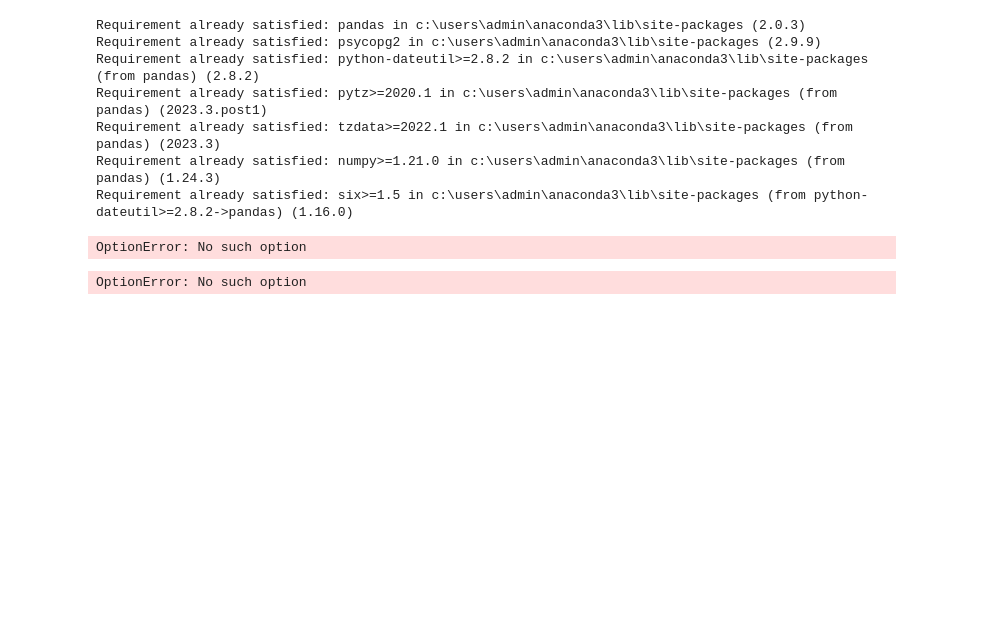
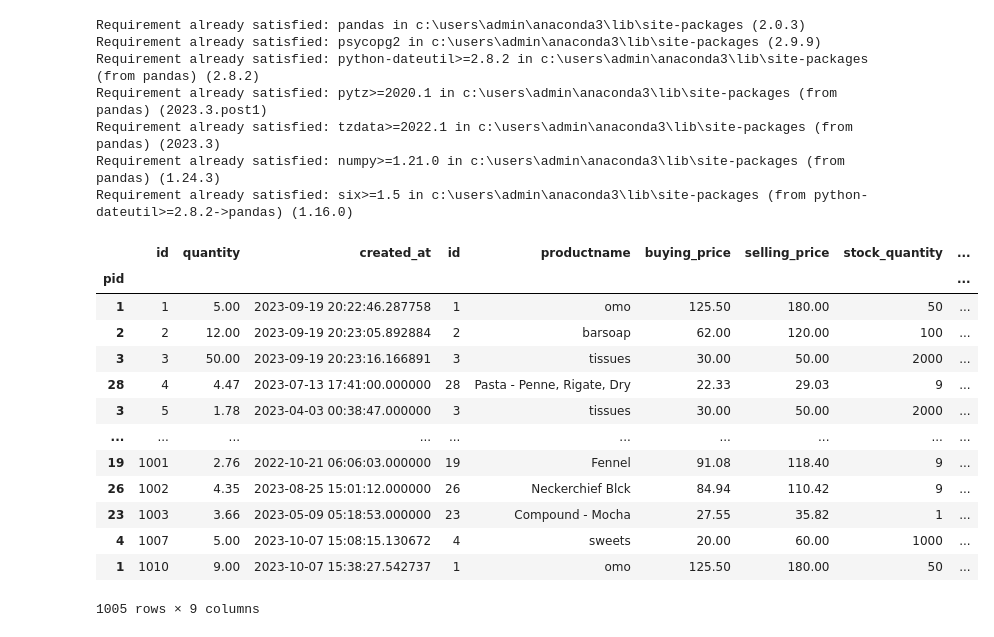
Before and after one commit to CMathenge1/data_science, a Jupyter notebook: panda_sql.py.ipynb, the cells around one changed output. Saved outputs shown, nothing was run; the diff lists cells and outputs as text; code cells hidden in the pictures; blank space fills up the shorter version.

```diff
--- a/panda_sql.py.ipynb
+++ b/panda_sql.py.ipynb
@@ -14,14 +18,22 @@ import psycopg2
 # %%
-conn=psycopg2.connect(
-    database="my_duka", user='postgres', password='@Carol#2023',
-    host='localhost', port= '5432'
-)
+conn=psycopg2.connect("dbname=my_duka user=postgres password=@Carol#2023")
 # %%
-sql_query= "Select * from products"
-df=pd.read_sql_query(sql_query, conn)
-pd.options.display.sql.write= None
+df=pd.read_sql("select * from sales join products on products.id=sales.pid",conn)
-# %% [output]
-OptionError: No such option
 # %%
+mydf=df.set_index("pid")
+mydf
 # %% [output]
+|  | id | quantity | created_at | id | productname | buying_price | selling_price | stock_quantity | ... |
+| pid |  |  |  |  |  |  |  |  | ... |
+| 1 | 1 | 5.00 | 2023-09-19 20:22:46.287758 | 1 | omo | 125.50 | 180.00 | 50 | ... |
+| 2 | 2 | 12.00 | 2023-09-19 20:23:05.892884 | 2 | barsoap | 62.00 | 120.00 | 100 | ... |
+| 3 | 3 | 50.00 | 2023-09-19 20:23:16.166891 | 3 | tissues | 30.00 | 50.00 | 2000 | ... |
+| 28 | 4 | 4.47 | 2023-07-13 17:41:00.000000 | 28 | Pasta - Penne, Rigate, Dry | 22.33 | 29.03 | 9 | ... |
+| 3 | 5 | 1.78 | 2023-04-03 00:38:47.000000 | 3 | tissues | 30.00 | 50.00 | 2000 | ... |
+| ... | ... | ... | ... | ... | ... | ... | ... | ... | ... |
+| 19 | 1001 | 2.76 | 2022-10-21 06:06:03.000000 | 19 | Fennel | 91.08 | 118.40 | 9 | ... |
+| 26 | 1002 | 4.35 | 2023-08-25 15:01:12.000000 | 26 | Neckerchief Blck | 84.94 | 110.42 | 9 | ... |
+| 23 | 1003 | 3.66 | 2023-05-09 05:18:53.000000 | 23 | Compound - Mocha | 27.55 | 35.82 | 1 | ... |
+| 4 | 1007 | 5.00 | 2023-10-07 15:08:15.130672 | 4 | sweets | 20.00 | 60.00 | 1000 | ... |
+| 1 | 1010 | 9.00 | 2023-10-07 15:38:27.542737 | 1 | omo | 125.50 | 180.00 | 50 | ... |
-OptionError: No such option
+1005 rows × 9 columns
```
Also changed, not shown: parts of 19 cells of this notebook, 2 other files.
